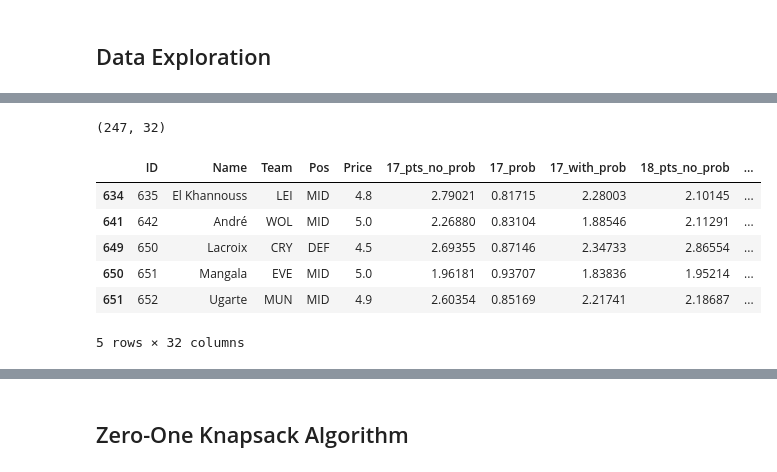
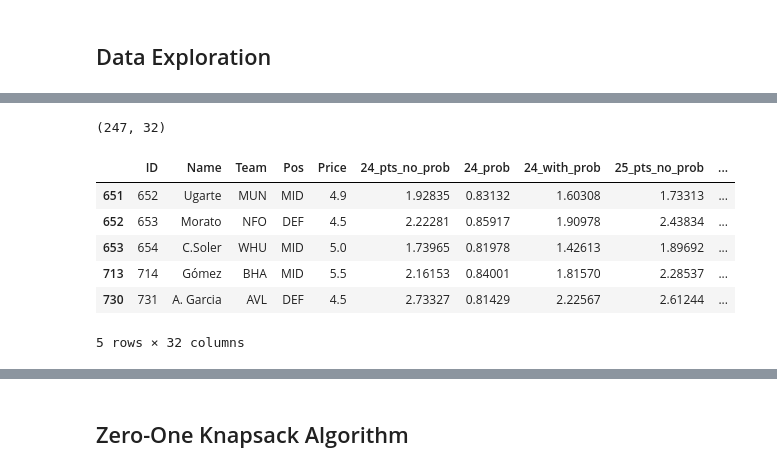
Before and after one commit to cyrilmichino/fantasy-premier-league, a Jupyter notebook: notebooks/fplteamchoice.ipynb, the cells around one changed output, grey strips where cells are left out. Drawn from its saved outputs; the diff is of its cells as text; code cells hidden in the pictures.

```diff
--- a/notebooks/fplteamchoice.ipynb
+++ b/notebooks/fplteamchoice.ipynb
@@ -28,29 +28,29 @@ predictions.head()
 | 4 | 5 | Hein | ARS | GK | 4.0 | 0.00000 | 0.00000 | 0.00000 | 0.00000 | ... |
 5 rows × 29 columns
 # %%
-start_gw = 17 #Enter the starting gameweek for your team selection
+start_gw = 24 #Enter the starting gameweek for your team selection
 gw_count = 5 #Up to how many gameweeks in the future would you like to consider
 
 ## Compute the total expected points for the next gw_count weeks  the starting gameweek
 predictions['total_pts'] = predictions[str(start_gw) + '_pts_no_prob']
 predictions['total_prob'] = predictions[str(start_gw) + '_prob']
 for gw in range(start_gw+1,start_gw+gw_count):
     predictions['total_pts'] += predictions[str(gw) + '_pts_no_prob']
     predictions['total_prob'] *= predictions[str(gw) + '_prob']
 
 predictions = predictions[predictions.total_pts != 0] #Drop all players with 0 expected points
 predictions = predictions[predictions.total_prob >= 0.3] #Drop all players with a high likelyhood to miss
 predictions['pts_per_price'] = predictions['total_pts']/predictions['Price'] #Compute total points per price
 print(predictions.shape)
 predictions.tail()
 # %% [output]
 (247, 32)
-|  | ID | Name | Team | Pos | Price | 17_pts_no_prob | 17_prob | 17_with_prob | 18_pts_no_prob | ... |
-| 634 | 635 | El Khannouss | LEI | MID | 4.8 | 2.79021 | 0.81715 | 2.28003 | 2.10145 | ... |
-| 641 | 642 | André | WOL | MID | 5.0 | 2.26880 | 0.83104 | 1.88546 | 2.11291 | ... |
-| 649 | 650 | Lacroix | CRY | DEF | 4.5 | 2.69355 | 0.87146 | 2.34733 | 2.86554 | ... |
-| 650 | 651 | Mangala | EVE | MID | 5.0 | 1.96181 | 0.93707 | 1.83836 | 1.95214 | ... |
-| 651 | 652 | Ugarte | MUN | MID | 4.9 | 2.60354 | 0.85169 | 2.21741 | 2.18687 | ... |
+|  | ID | Name | Team | Pos | Price | 24_pts_no_prob | 24_prob | 24_with_prob | 25_pts_no_prob | ... |
+| 651 | 652 | Ugarte | MUN | MID | 4.9 | 1.92835 | 0.83132 | 1.60308 | 1.73313 | ... |
+| 652 | 653 | Morato | NFO | DEF | 4.5 | 2.22281 | 0.85917 | 1.90978 | 2.43834 | ... |
+| 653 | 654 | C.Soler | WHU | MID | 5.0 | 1.73965 | 0.81978 | 1.42613 | 1.89692 | ... |
+| 713 | 714 | Gómez | BHA | MID | 5.5 | 2.16153 | 0.84001 | 1.81570 | 2.28537 | ... |
+| 730 | 731 | A. Garcia | AVL | DEF | 4.5 | 2.73327 | 0.81429 | 2.22567 | 2.61244 | ... |
 5 rows × 32 columns
 # %%
 plt.figure(figsize=(20,20))
```
Also changed, not shown: parts of 11 cells of this notebook.
